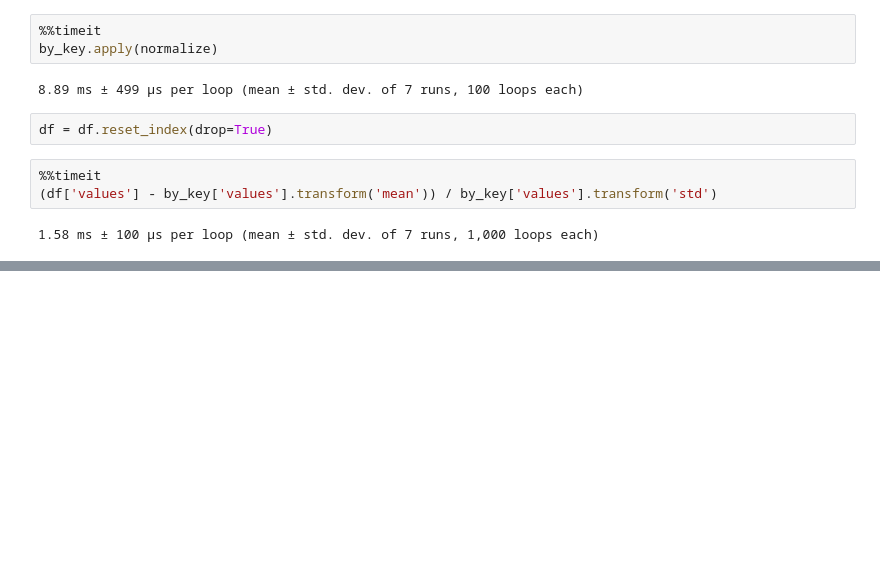
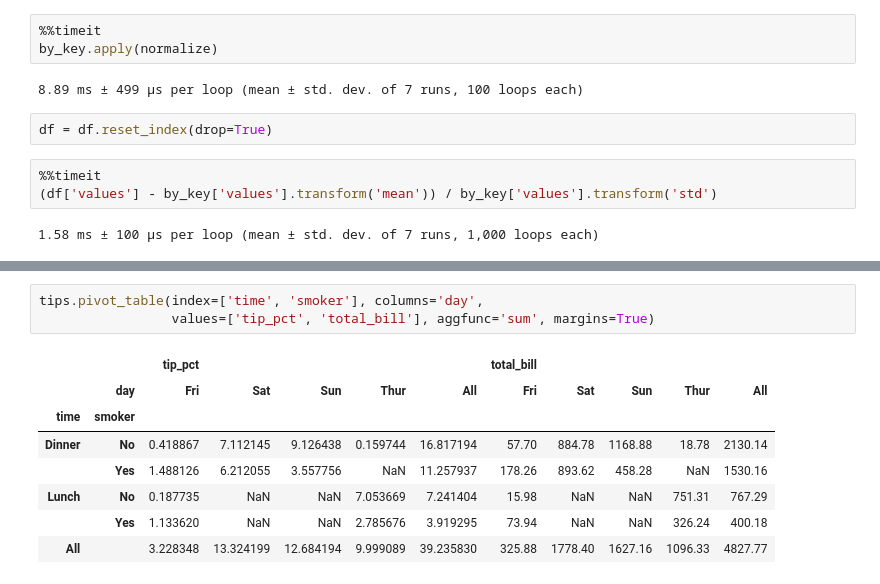
Before and after one commit to guinbraga/Python-for-Data-Analysis, a Jupyter notebook: 10-agg_group/10-agg_group.ipynb, the cells around one changed output, grey strips where cells are left out. Saved outputs shown, nothing was run; the diff lists cells and outputs as text; blank space fills up the shorter version.

```diff
--- a/10-agg_group/10-agg_group.ipynb
+++ b/10-agg_group/10-agg_group.ipynb
@@ -1134,0 +1146,12 @@ to each value using `apply` or `transform`.
+# %%
+tips.pivot_table(index=['time', 'smoker'], columns='day',
+                 values=['tip_pct', 'total_bill'], aggfunc='sum', margins=True)
+# %% [output]
+|  |  | tip_pct |  |  |  |  | total_bill |  |  |  |  |
+|  | day | Fri | Sat | Sun | Thur | All | Fri | Sat | Sun | Thur | All |
+| time | smoker |  |  |  |  |  |  |  |  |  |  |
+| Dinner | No | 0.418867 | 7.112145 | 9.126438 | 0.159744 | 16.817194 | 57.70 | 884.78 | 1168.88 | 18.78 | 2130.14 |
+|  | Yes | 1.488126 | 6.212055 | 3.557756 | NaN | 11.257937 | 178.26 | 893.62 | 458.28 | NaN | 1530.16 |
+| Lunch | No | 0.187735 | NaN | NaN | 7.053669 | 7.241404 | 15.98 | NaN | NaN | 751.31 | 767.29 |
+|  | Yes | 1.133620 | NaN | NaN | 2.785676 | 3.919295 | 73.94 | NaN | NaN | 326.24 | 400.18 |
+| All |  | 3.228348 | 13.324199 | 12.684194 | 9.999089 | 39.235830 | 325.88 | 1778.40 | 1627.16 | 1096.33 | 4827.77 |
```
Also changed, not shown: parts of 3 cells of this notebook, 1 other file.
